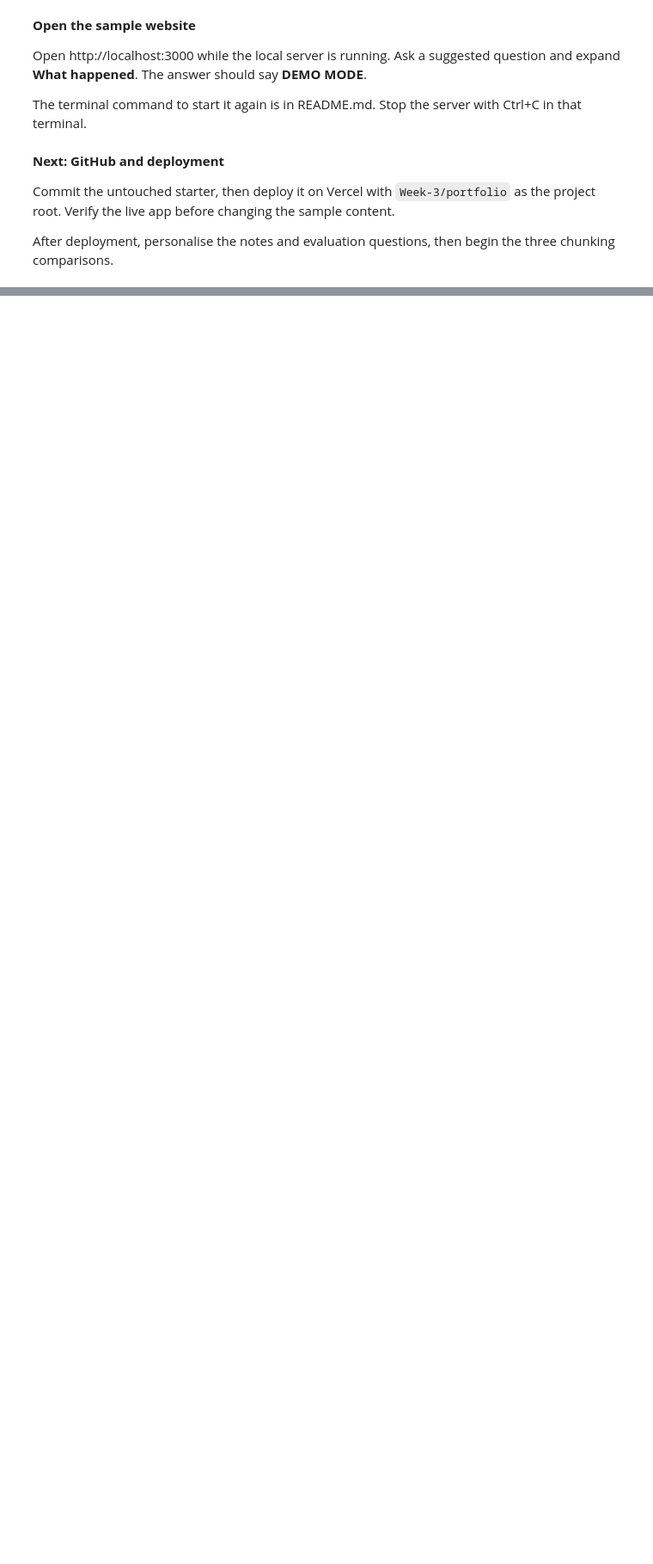
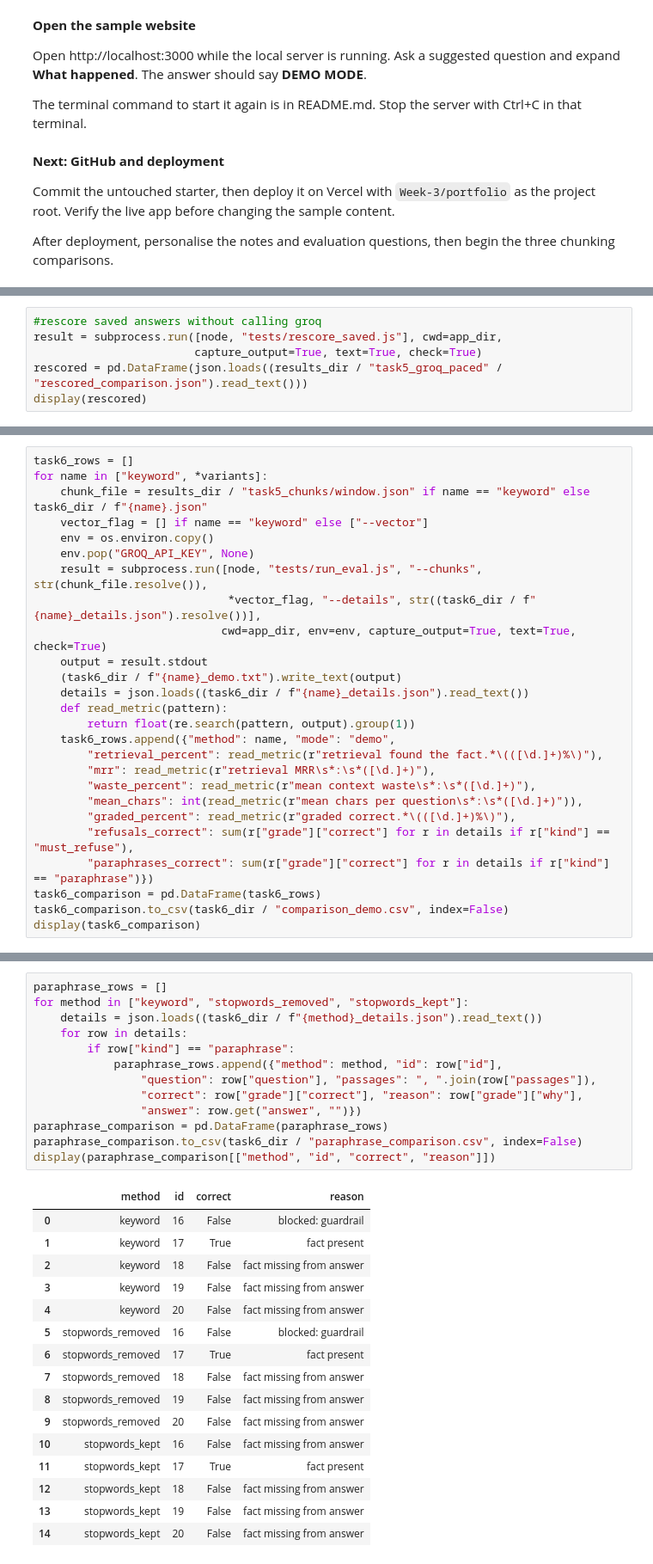
Before and after one commit to ahthini/Ahthini-LSA-AI-ML, a Jupyter notebook: Week-3/week3.ipynb, the cells around one changed output, grey strips where cells are left out. Shown at 86% size. Cells and saved outputs as stored; diff of their text form; blank space fills up the shorter version.

Commit message:
Record retrieval comparisons and source evidence

```diff
--- a/Week-3/week3.ipynb
+++ b/Week-3/week3.ipynb
@@ -80,0 +267,6 @@ After deployment, personalise the notes and evaluation questions, then begin the
+# %%
+#rescore saved answers without calling groq
+result = subprocess.run([node, "tests/rescore_saved.js"], cwd=app_dir,
+                        capture_output=True, text=True, check=True)
+rescored = pd.DataFrame(json.loads((results_dir / "task5_groq_paced" / "rescored_comparison.json").read_text()))
+display(rescored)
@@ -80,0 +320,26 @@ After deployment, personalise the notes and evaluation questions, then begin the
+# %%
+task6_rows = []
+for name in ["keyword", *variants]:
+    chunk_file = results_dir / "task5_chunks/window.json" if name == "keyword" else task6_dir / f"{name}.json"
+    vector_flag = [] if name == "keyword" else ["--vector"]
+    env = os.environ.copy()
+    env.pop("GROQ_API_KEY", None)
+    result = subprocess.run([node, "tests/run_eval.js", "--chunks", str(chunk_file.resolve()),
+                             *vector_flag, "--details", str((task6_dir / f"{name}_details.json").resolve())],
+                            cwd=app_dir, env=env, capture_output=True, text=True, check=True)
+    output = result.stdout
+    (task6_dir / f"{name}_demo.txt").write_text(output)
+    details = json.loads((task6_dir / f"{name}_details.json").read_text())
+    def read_metric(pattern):
+        return float(re.search(pattern, output).group(1))
+    task6_rows.append({"method": name, "mode": "demo",
+        "retrieval_percent": read_metric(r"retrieval found the fact.*\(([\d.]+)%\)"),
+        "mrr": read_metric(r"retrieval MRR\s*:\s*([\d.]+)"),
+        "waste_percent": read_metric(r"mean context waste\s*:\s*([\d.]+)"),
+        "mean_chars": int(read_metric(r"mean chars per question\s*:\s*([\d.]+)")),
+        "graded_percent": read_metric(r"graded correct.*\(([\d.]+)%\)"),
+        "refusals_correct": sum(r["grade"]["correct"] for r in details if r["kind"] == "must_refuse"),
+        "paraphrases_correct": sum(r["grade"]["correct"] for r in details if r["kind"] == "paraphrase")})
+task6_comparison = pd.DataFrame(task6_rows)
+task6_comparison.to_csv(task6_dir / "comparison_demo.csv", index=False)
+display(task6_comparison)
@@ -80,0 +370,30 @@ After deployment, personalise the notes and evaluation questions, then begin the
+# %%
+paraphrase_rows = []
+for method in ["keyword", "stopwords_removed", "stopwords_kept"]:
+    details = json.loads((task6_dir / f"{method}_details.json").read_text())
+    for row in details:
+        if row["kind"] == "paraphrase":
+            paraphrase_rows.append({"method": method, "id": row["id"],
+                "question": row["question"], "passages": ", ".join(row["passages"]),
+                "correct": row["grade"]["correct"], "reason": row["grade"]["why"],
+                "answer": row.get("answer", "")})
+paraphrase_comparison = pd.DataFrame(paraphrase_rows)
+paraphrase_comparison.to_csv(task6_dir / "paraphrase_comparison.csv", index=False)
+display(paraphrase_comparison[["method", "id", "correct", "reason"]])
+# %% [output]
+|  | method | id | correct | reason |
+| 0 | keyword | 16 | False | blocked: guardrail |
+| 1 | keyword | 17 | True | fact present |
+| 2 | keyword | 18 | False | fact missing from answer |
+| 3 | keyword | 19 | False | fact missing from answer |
+| 4 | keyword | 20 | False | fact missing from answer |
+| 5 | stopwords_removed | 16 | False | blocked: guardrail |
+| 6 | stopwords_removed | 17 | True | fact present |
+| 7 | stopwords_removed | 18 | False | fact missing from answer |
+| 8 | stopwords_removed | 19 | False | fact missing from answer |
+| 9 | stopwords_removed | 20 | False | fact missing from answer |
+| 10 | stopwords_kept | 16 | False | fact missing from answer |
+| 11 | stopwords_kept | 17 | True | fact present |
+| 12 | stopwords_kept | 18 | False | fact missing from answer |
+| 13 | stopwords_kept | 19 | False | fact missing from answer |
+| 14 | stopwords_kept | 20 | False | fact missing from answer |
```
Also changed, not shown: parts of 27 cells of this notebook, 46 other files.
